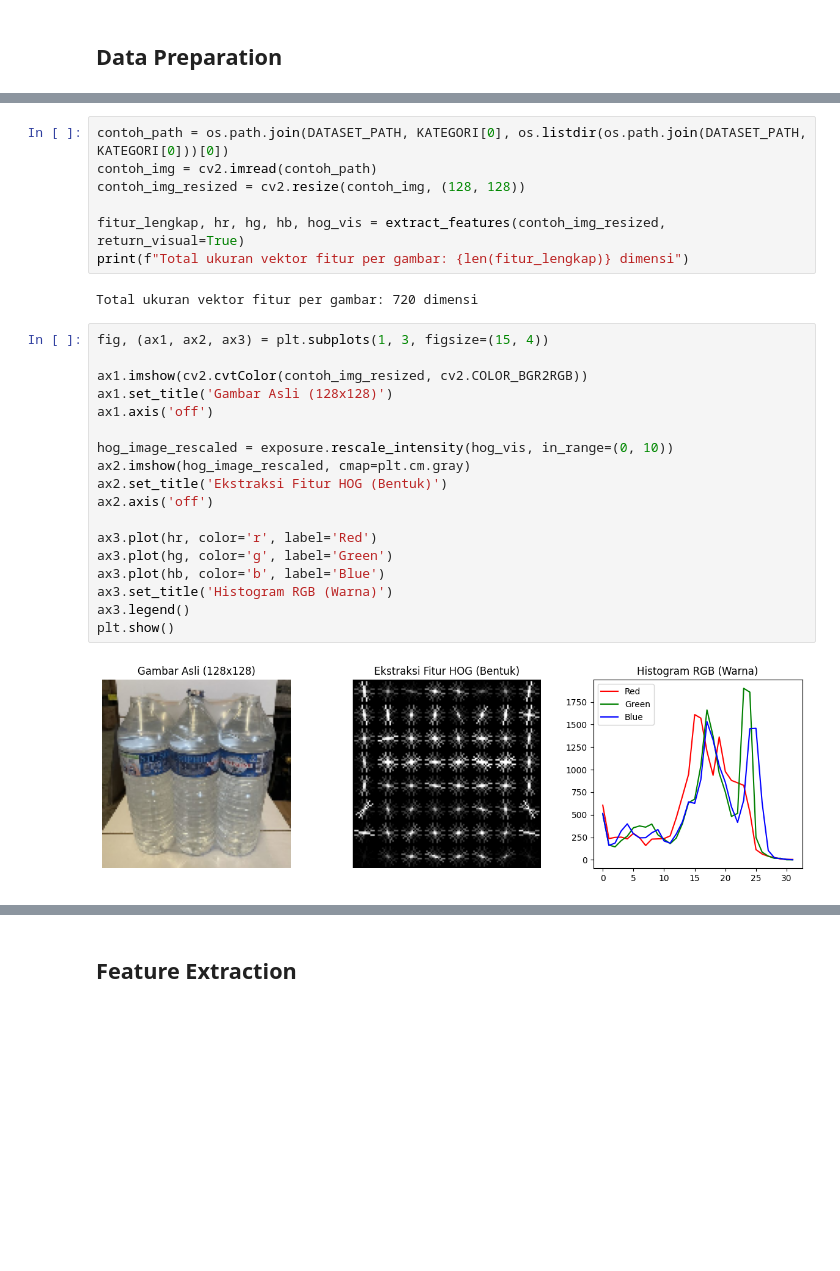
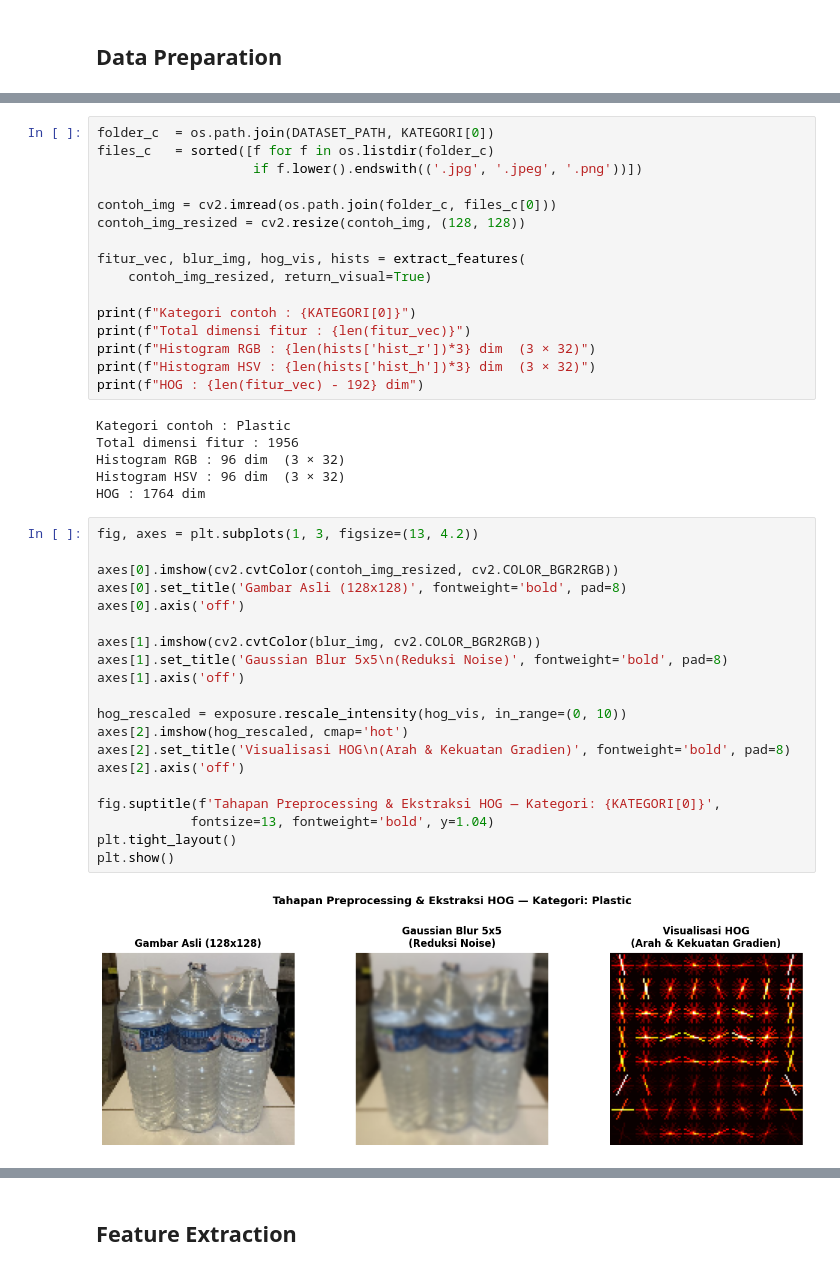
Before and after one commit to novandrawichdafarun/KNN_Waste_Classification, a Jupyter notebook: notebook.ipynb, the cells around one changed output, grey strips where cells are left out. Drawn from its saved outputs; the diff is of its cells as text; blank space fills up the shorter version.

```diff
--- a/notebook.ipynb
+++ b/notebook.ipynb
@@ -124,29 +154,44 @@ def extract_features(image, return_visual=False):
 # %%
-contoh_path = os.path.join(DATASET_PATH, KATEGORI[0], os.listdir(os.path.join(DATASET_PATH, KATEGORI[0]))[0])
-contoh_img = cv2.imread(contoh_path)
+folder_c  = os.path.join(DATASET_PATH, KATEGORI[0])
+files_c   = sorted([f for f in os.listdir(folder_c)
+                    if f.lower().endswith(('.jpg', '.jpeg', '.png'))])
+
+contoh_img = cv2.imread(os.path.join(folder_c, files_c[0]))
 contoh_img_resized = cv2.resize(contoh_img, (128, 128))
 
-fitur_lengkap, hr, hg, hb, hog_vis = extract_features(contoh_img_resized, return_visual=True)
-print(f"Total ukuran vektor fitur per gambar: {len(fitur_lengkap)} dimensi")
+fitur_vec, blur_img, hog_vis, hists = extract_features(
+    contoh_img_resized, return_visual=True)
+
+print(f"Kategori contoh : {KATEGORI[0]}")
+print(f"Total dimensi fitur : {len(fitur_vec)}")
+print(f"Histogram RGB : {len(hists['hist_r'])*3} dim  (3 × 32)")
+print(f"Histogram HSV : {len(hists['hist_h'])*3} dim  (3 × 32)")
+print(f"HOG : {len(fitur_vec) - 192} dim")
 # %% [output]
-Total ukuran vektor fitur per gambar: 720 dimensi
+Kategori contoh : Plastic
+Total dimensi fitur : 1956
+Histogram RGB : 96 dim  (3 × 32)
+Histogram HSV : 96 dim  (3 × 32)
+HOG : 1764 dim
 # %%
-fig, (ax1, ax2, ax3) = plt.subplots(1, 3, figsize=(15, 4))
+fig, axes = plt.subplots(1, 3, figsize=(13, 4.2))
 
-ax1.imshow(cv2.cvtColor(contoh_img_resized, cv2.COLOR_BGR2RGB))
-ax1.set_title('Gambar Asli (128x128)')
-ax1.axis('off')
+axes[0].imshow(cv2.cvtColor(contoh_img_resized, cv2.COLOR_BGR2RGB))
+axes[0].set_title('Gambar Asli (128x128)', fontweight='bold', pad=8)
+axes[0].axis('off')
 
-hog_image_rescaled = exposure.rescale_intensity(hog_vis, in_range=(0, 10))
-ax2.imshow(hog_image_rescaled, cmap=plt.cm.gray)
-ax2.set_title('Ekstraksi Fitur HOG (Bentuk)')
-ax2.axis('off')
+axes[1].imshow(cv2.cvtColor(blur_img, cv2.COLOR_BGR2RGB))
+axes[1].set_title('Gaussian Blur 5x5\n(Reduksi Noise)', fontweight='bold', pad=8)
+axes[1].axis('off')
 
-ax3.plot(hr, color='r', label='Red')
-ax3.plot(hg, color='g', label='Green')
-ax3.plot(hb, color='b', label='Blue')
-ax3.set_title('Histogram RGB (Warna)')
-ax3.legend()
+hog_rescaled = exposure.rescale_intensity(hog_vis, in_range=(0, 10))
+axes[2].imshow(hog_rescaled, cmap='hot')
+axes[2].set_title('Visualisasi HOG\n(Arah & Kekuatan Gradien)', fontweight='bold', pad=8)
+axes[2].axis('off')
+
+fig.suptitle(f'Tahapan Preprocessing & Ekstraksi HOG — Kategori: {KATEGORI[0]}',
+            fontsize=13, fontweight='bold', y=1.04)
+plt.tight_layout()
 plt.show()
 # %% [output]
-[figure, old version]
+[figure, new version]
```
Also changed, not shown: parts of 34 cells of this notebook, 2 other files.
